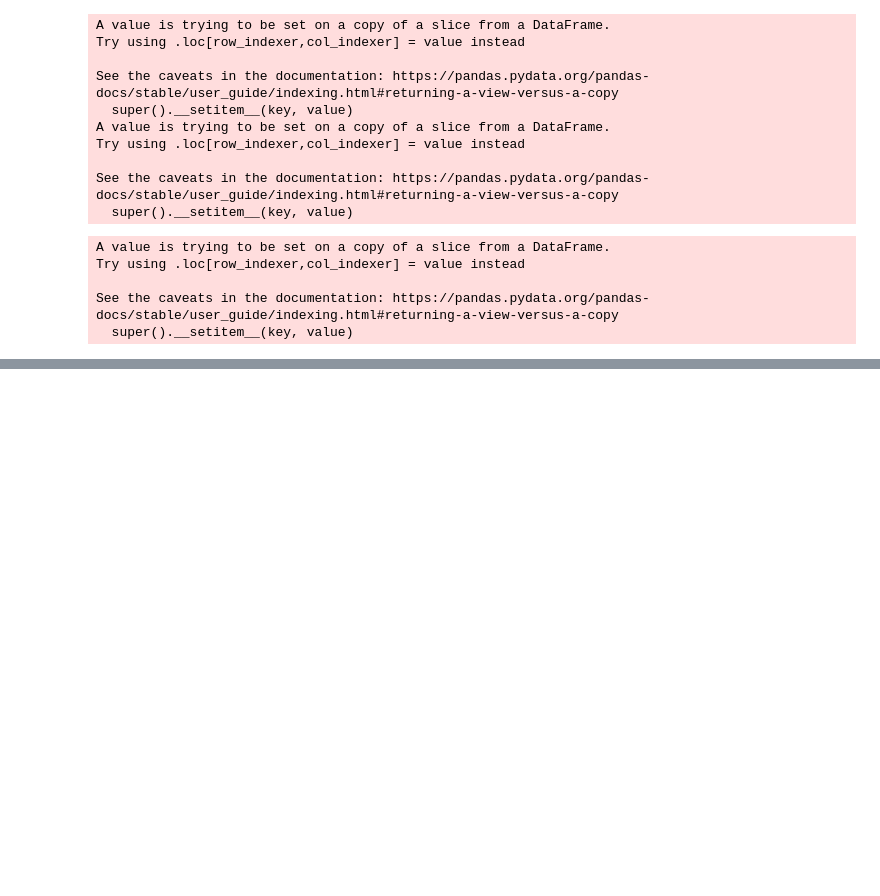
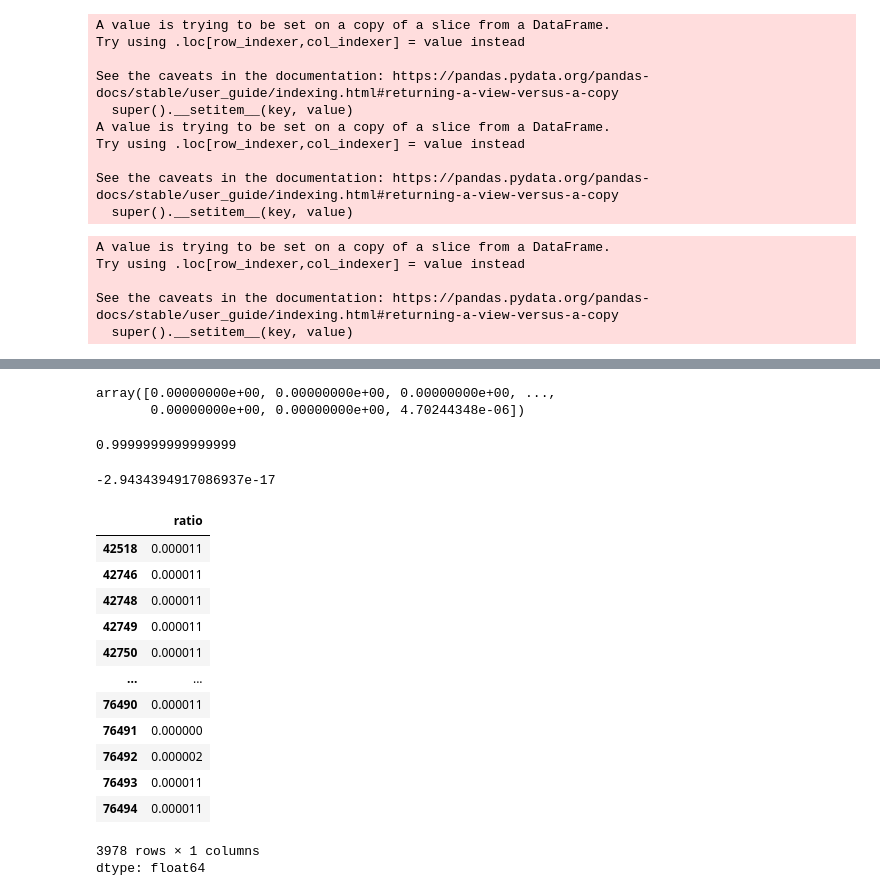
Before and after one commit to fsemecurbe/AOTMS, a Jupyter notebook: AOPTMSG.ipynb, the cells around one changed output, grey strips where cells are left out. Drawn from its saved outputs; the diff is of its cells as text; code cells hidden in the pictures; blank space fills up the shorter version.

```diff
--- a/AOPTMSG.ipynb
+++ b/AOPTMSG.ipynb
@@ -78 +97,6 @@ np.sum(T * C)
+# %%
+np.sum(Cnotnul * T,0)
+# %% [output]
+array([0.00000000e+00, 0.00000000e+00, 0.00000000e+00, ...,
+       0.00000000e+00, 0.00000000e+00, 4.70244348e-06])
 # %%
@@ -81 +108,26 @@ aa_nonpoor['dist'] =   np.sum(T * C, axis=1) / aa_nonpoor.nonpoor
+# %%
+np.sum(poor)
+# %% [output]
+0.9999999999999999
+# %%
+np.sum(T.sum(0) - poor)
+# %% [output]
+-2.9434394917086937e-17
+# %%
+aa_poor.ratio
+# %% [output]
+|  | ratio |
+| 42518 | 0.000011 |
+| 42746 | 0.000011 |
+| 42748 | 0.000011 |
+| 42749 | 0.000011 |
+| 42750 | 0.000011 |
+| ... | ... |
+| 76490 | 0.000011 |
+| 76491 | 0.000000 |
+| 76492 | 0.000002 |
+| 76493 | 0.000011 |
+| 76494 | 0.000011 |
+3978 rows × 1 columns
+dtype: float64
 # %%
```
Also changed, not shown: parts of 11 cells of this notebook.
